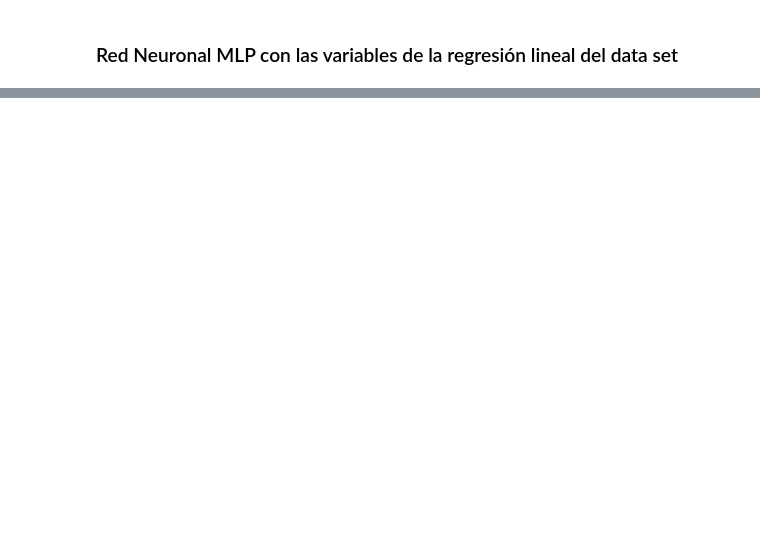
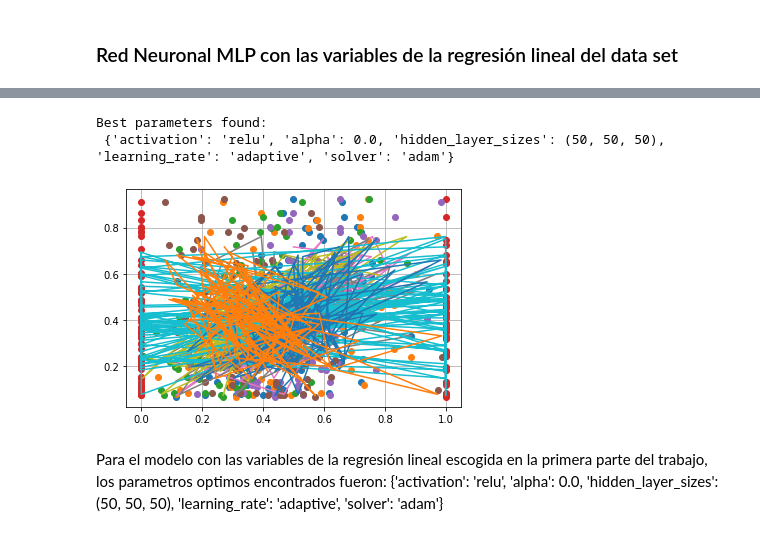
Before and after one commit to ANN-2019-2/evaluacion-nfbarcob03, a Jupyter notebook: 02-diabetes.ipynb, the cells around one changed output, grey strips where cells are left out. Cells and saved outputs as stored; diff of their text form; code cells hidden in the pictures; blank space fills up the shorter version.

```diff
--- a/02-diabetes.ipynb
+++ b/02-diabetes.ipynb
@@ -1396,0 +1286,24 @@ plt.plot(xValidacion, optimal_model.predict(xValidacion), '-');
+# %%
+variables=dataFrame.columns
+variables=variables[:-1]
+x=dataFrameScalar.loc[:,['s5', 'bp', 'bmi', 'sex', 's6','s3']]
+y=dataFrameScalar.loc[:,['Y']]
+xEntrenamiento, xValidacion, yEntrenamiento, yValidacion = train_test_split(x, y, test_size=0.25, random_state=0)
+
+
+from sklearn.model_selection import GridSearchCV
+parameter_space = {
+    'hidden_layer_sizes': [(1,),(2,),(3,),(4,),(5,),(6,),(7,),(8,),(9,),(10,),(12,),(14,),(16,),(18,),(20,),
+                           (25,),(30,),(35,),(40,),(45,),(50,),
+                           (50,50,50),(100,),(50,100,50)],
+    'activation': ['tanh', 'relu','logistic'],
+    'solver': ['sgd', 'adam','lbfgs'],
+    'alpha': [0.0001,0.001, 0.05, 0.1,0.0],
+    'learning_rate': ['constant','adaptive'],
+}
+
+regresor = MLPRegressor(max_iter = 10000)
+
+
+clf2 = GridSearchCV(regresor, parameter_space, n_jobs=-1, cv=10)
+clf2.fit(xEntrenamiento, yEntrenamiento)
@@ -1396,0 +1328,6 @@ plt.plot(xValidacion, optimal_model.predict(xValidacion), '-');
+# %%
+# Best paramete set
+print('Best parameters found:\n', clf2.best_params_)
+# %% [output]
+Best parameters found:
+ {'activation': 'relu', 'alpha': 0.0, 'hidden_layer_sizes': (50, 50, 50), 'learning_rate': 'adaptive', 'solver': 'adam'}
@@ -1397,3 +1338,16 @@ plt.plot(xValidacion, optimal_model.predict(xValidacion), '-');
+# %%
+variables=dataFrame.columns
+variables=variables[:-1]
+x=dataFrameScalar.loc[:,['s5', 'bp', 'bmi', 'sex', 's6','s3']]
+y=dataFrameScalar.loc[:,['Y']]
+xEntrenamiento, xValidacion, yEntrenamiento, yValidacion = train_test_split(x, y, test_size=0.25, random_state=0)
+plt.plot(xValidacion, yValidacion, 'o');
+plt.grid()
+plt.plot(xValidacion, clf2.predict(xValidacion), '-');
+# %% [output]
+[figure, added]
+# %% [markdown]
+Para el modelo con las variables de la regresión lineal escogida en la primera parte del trabajo, los parametros optimos encontrados fueron:  {'activation': 'relu', 'alpha': 0.0, 'hidden_layer_sizes': (50, 50, 50), 'learning_rate': 'adaptive', 'solver': 'adam'}
 # %% [markdown]
 ## Conclusión segunda parte
 
```
Also changed, not shown: parts of 19 cells of this notebook.
